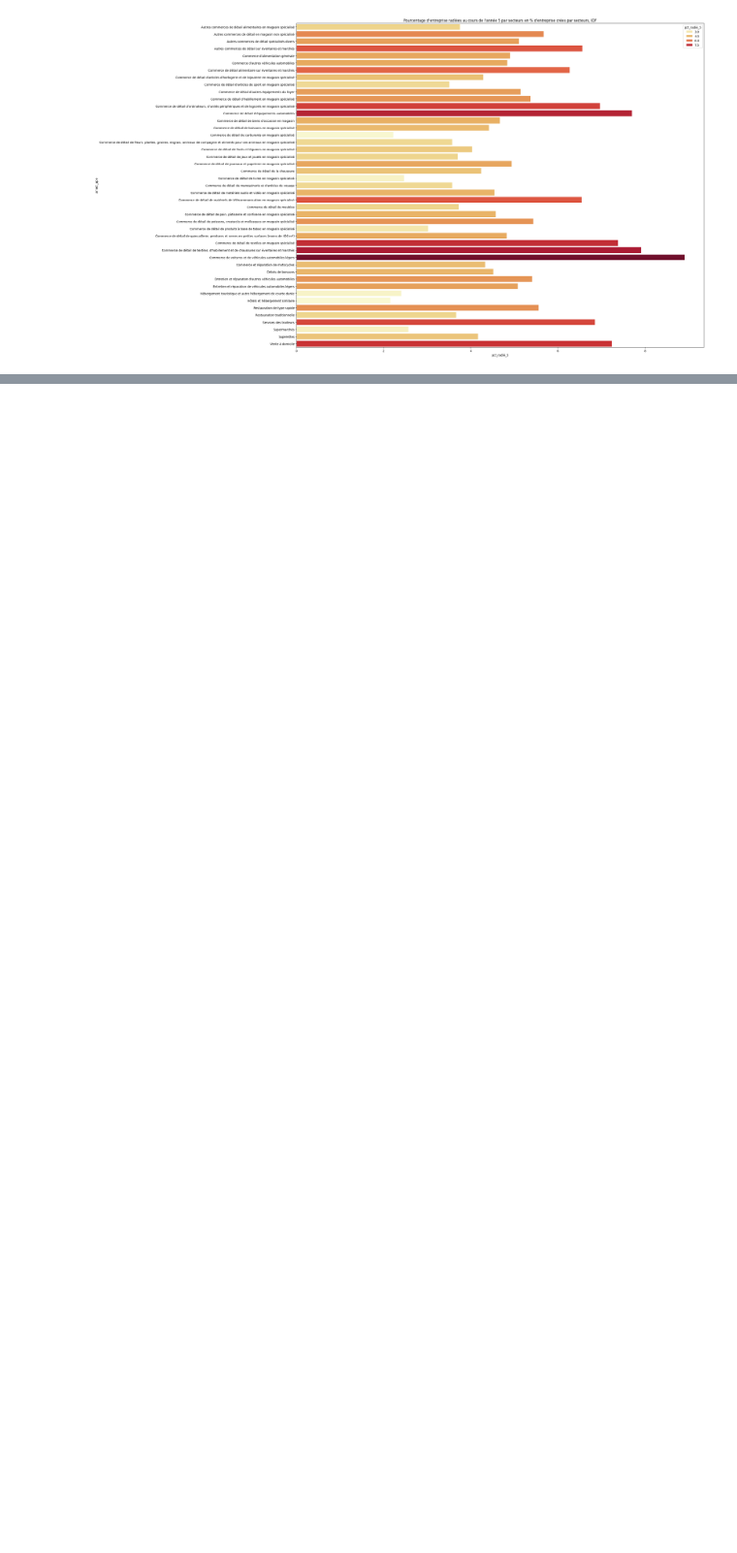
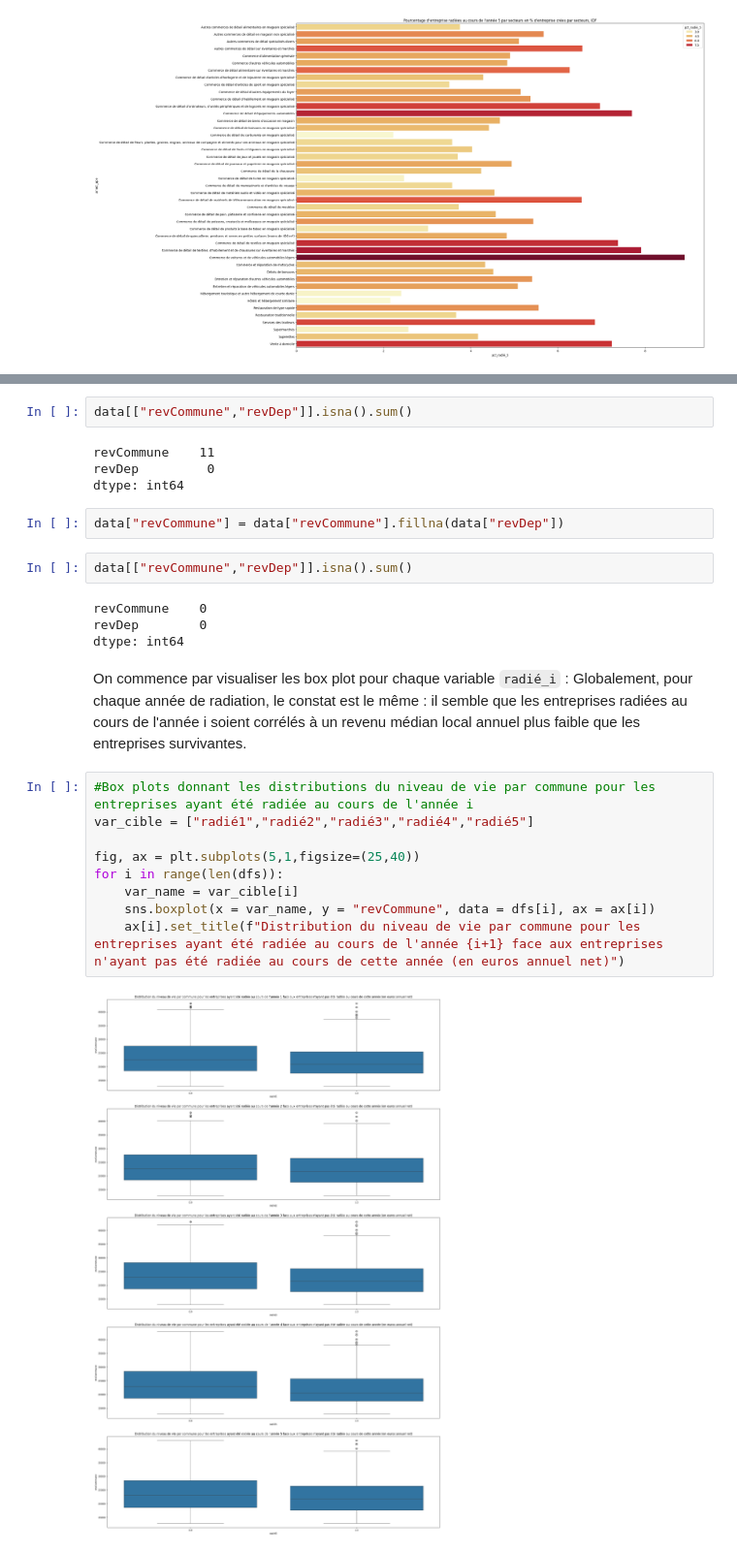
Before and after one commit to guillaume77176/JeMeLance, a Jupyter notebook: notebooks/Analyse_RNE.ipynb, the cells around one changed output, grey strips where cells are left out. Shown at 97% size. Drawn from its saved outputs; the diff is of its cells as text; blank space fills up the shorter version.

Commit message:
Ajout analyse revenus par commune

```diff
--- a/notebooks/Analyse_RNE.ipynb
+++ b/notebooks/Analyse_RNE.ipynb
@@ -699,0 +710,27 @@ for i in range(len(dfs)):
+# %%
+data[["revCommune","revDep"]].isna().sum()
+# %% [output]
+revCommune    11
+revDep         0
+dtype: int64
+# %%
+data["revCommune"] = data["revCommune"].fillna(data["revDep"])
+# %%
+data[["revCommune","revDep"]].isna().sum()
+# %% [output]
+revCommune    0
+revDep        0
+dtype: int64
+# %% [markdown]
+On commence par visualiser les box plot pour chaque variable `radié_i` : Globalement, pour chaque année de radiation, le constat est le même : il semble que les entreprises radiées au cours de l'année i soient corrélés à un revenu médian local annuel plus faible que les entreprises survivantes.
+# %%
+#Box plots donnant les distributions du niveau de vie par commune pour les entreprises ayant été radiée au cours de l'année i
+var_cible = ["radié1","radié2","radié3","radié4","radié5"]
+
+fig, ax = plt.subplots(5,1,figsize=(25,40))
+for i in range(len(dfs)):
+    var_name = var_cible[i]
+    sns.boxplot(x = var_name, y = "revCommune", data = dfs[i], ax = ax[i])
+    ax[i].set_title(f"Distribution du niveau de vie par commune pour les entreprises ayant été radiée au cours de l'année {i+1} face aux entreprises n'ayant pas été radiée au cours de cette année (en euros annuel net)")
+# %% [output]
+[figure, added]
```
Also changed, not shown: parts of 10 cells of this notebook.
